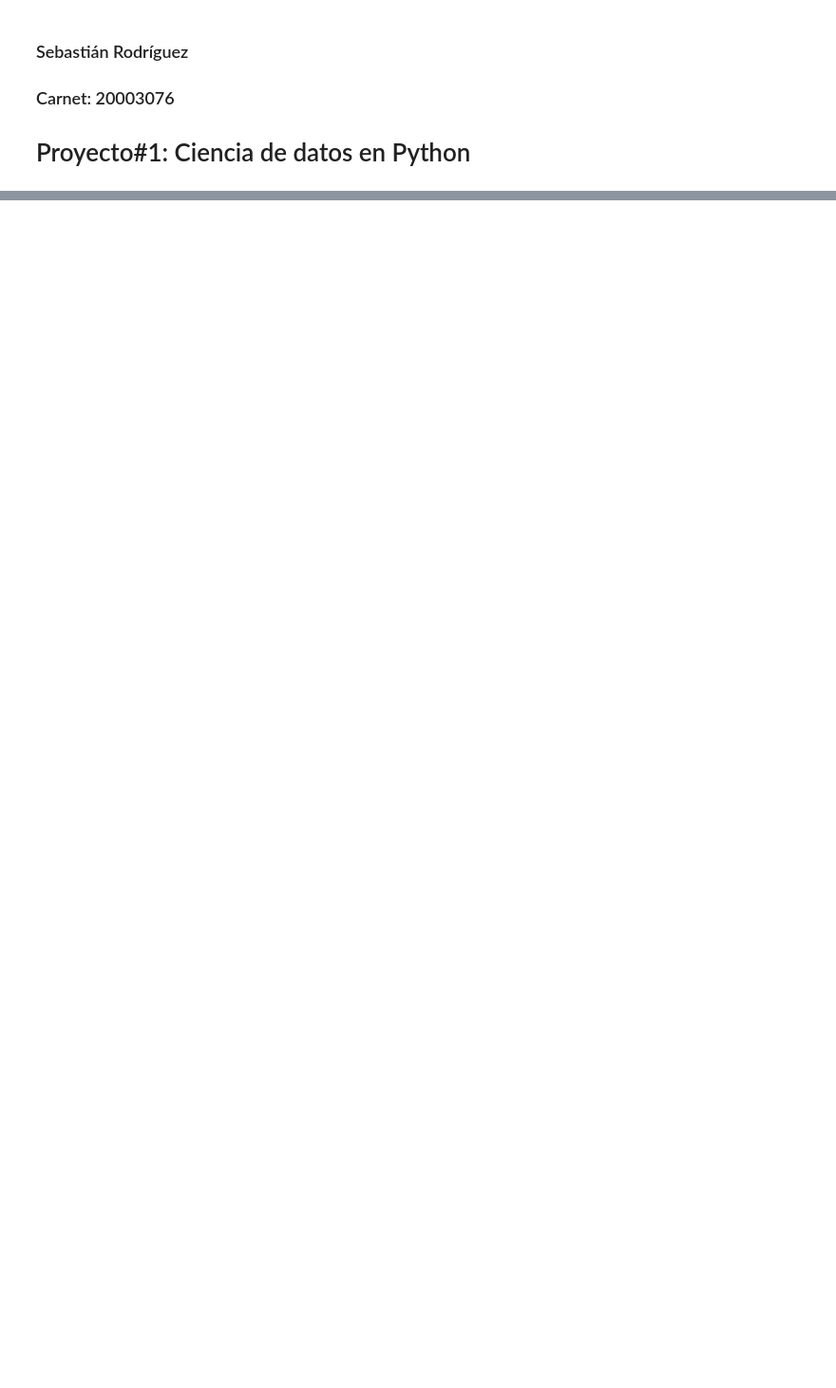
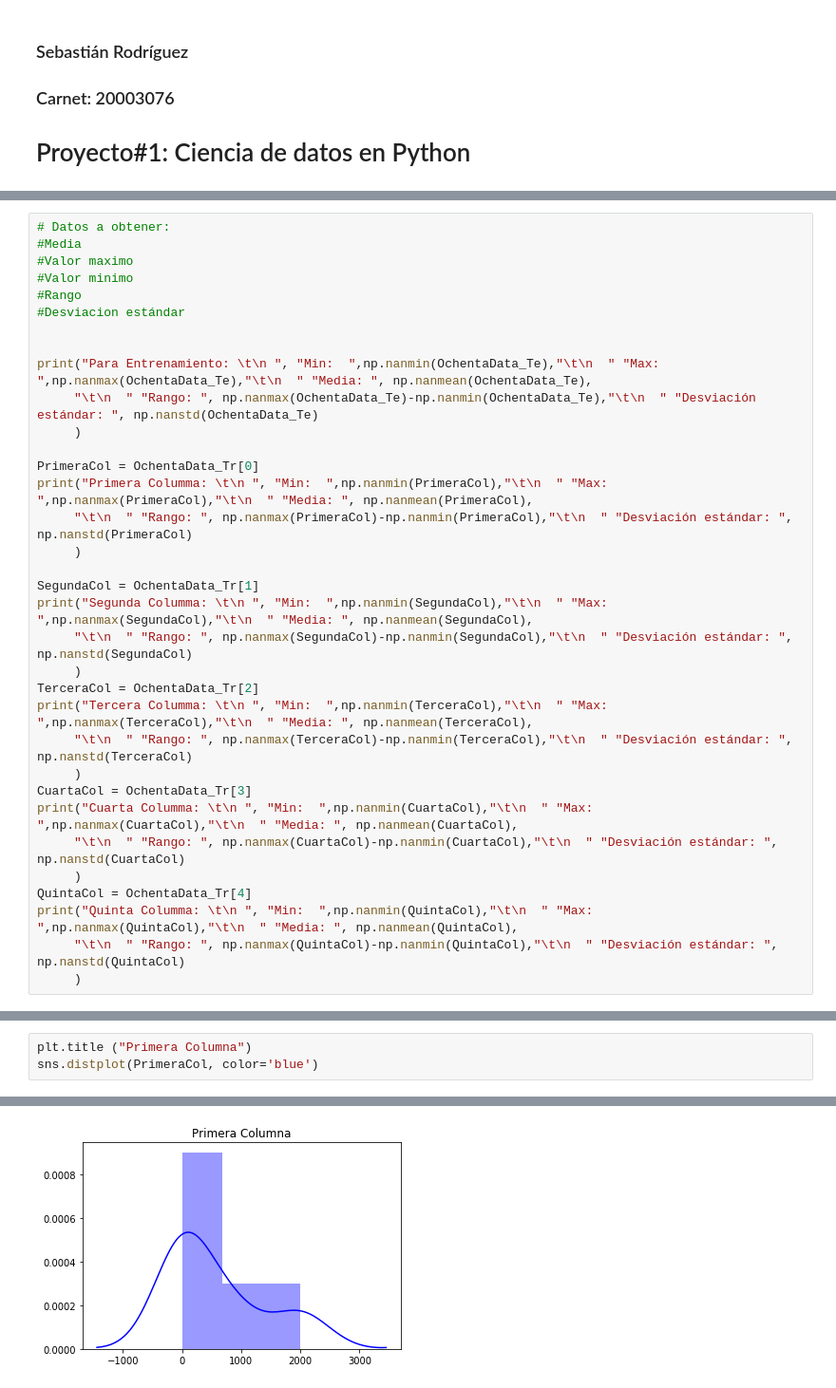
Before and after one commit to JsebastianR92/Proyecto-1, a Jupyter notebook: Proyecto 1.ipynb, the cells around one changed output, grey strips where cells are left out. Shown: that part at 95% size. Saved outputs shown, nothing was run; the diff lists cells and outputs as text; blank space fills up the shorter version.

```diff
--- a/Proyecto 1.ipynb
+++ b/Proyecto 1.ipynb
@@ -91,0 +72,34 @@ AttributeError: 'numpy.ndarray' object has no attribute 'hist'
+# %%
+# Datos a obtener:
+#Media
+#Valor maximo
+#Valor minimo
+#Rango
+#Desviacion estándar
+
+
+print("Para Entrenamiento: \t\n ", "Min:  ",np.nanmin(OchentaData_Te),"\t\n  " "Max: ",np.nanmax(OchentaData_Te),"\t\n  " "Media: ", np.nanmean(OchentaData_Te),
+     "\t\n  " "Rango: ", np.nanmax(OchentaData_Te)-np.nanmin(OchentaData_Te),"\t\n  " "Desviación estándar: ", np.nanstd(OchentaData_Te)
+     )
+
+PrimeraCol = OchentaData_Tr[0]
+print("Primera Columma: \t\n ", "Min:  ",np.nanmin(PrimeraCol),"\t\n  " "Max: ",np.nanmax(PrimeraCol),"\t\n  " "Media: ", np.nanmean(PrimeraCol),
+     "\t\n  " "Rango: ", np.nanmax(PrimeraCol)-np.nanmin(PrimeraCol),"\t\n  " "Desviación estándar: ", np.nanstd(PrimeraCol)
+     )
+
+SegundaCol = OchentaData_Tr[1]
+print("Segunda Columma: \t\n ", "Min:  ",np.nanmin(SegundaCol),"\t\n  " "Max: ",np.nanmax(SegundaCol),"\t\n  " "Media: ", np.nanmean(SegundaCol),
+     "\t\n  " "Rango: ", np.nanmax(SegundaCol)-np.nanmin(SegundaCol),"\t\n  " "Desviación estándar: ", np.nanstd(SegundaCol)
+     )
+TerceraCol = OchentaData_Tr[2]
+print("Tercera Columma: \t\n ", "Min:  ",np.nanmin(TerceraCol),"\t\n  " "Max: ",np.nanmax(TerceraCol),"\t\n  " "Media: ", np.nanmean(TerceraCol),
+     "\t\n  " "Rango: ", np.nanmax(TerceraCol)-np.nanmin(TerceraCol),"\t\n  " "Desviación estándar: ", np.nanstd(TerceraCol)
+     )
+CuartaCol = OchentaData_Tr[3]
+print("Cuarta Columma: \t\n ", "Min:  ",np.nanmin(CuartaCol),"\t\n  " "Max: ",np.nanmax(CuartaCol),"\t\n  " "Media: ", np.nanmean(CuartaCol),
+     "\t\n  " "Rango: ", np.nanmax(CuartaCol)-np.nanmin(CuartaCol),"\t\n  " "Desviación estándar: ", np.nanstd(CuartaCol)
+     )
+QuintaCol = OchentaData_Tr[4]
+print("Quinta Columma: \t\n ", "Min:  ",np.nanmin(QuintaCol),"\t\n  " "Max: ",np.nanmax(QuintaCol),"\t\n  " "Media: ", np.nanmean(QuintaCol),
+     "\t\n  " "Rango: ", np.nanmax(QuintaCol)-np.nanmin(QuintaCol),"\t\n  " "Desviación estándar: ", np.nanstd(QuintaCol)
+     )
@@ -91,0 +151,4 @@ AttributeError: 'numpy.ndarray' object has no attribute 'hist'
+# %%
+plt.title ("Primera Columna")
+sns.distplot(PrimeraCol, color='blue')
+# %% [output]
@@ -91,0 +156 @@ AttributeError: 'numpy.ndarray' object has no attribute 'hist'
+[figure, added]
```
Also changed, not shown: parts of 12 cells of this notebook.
